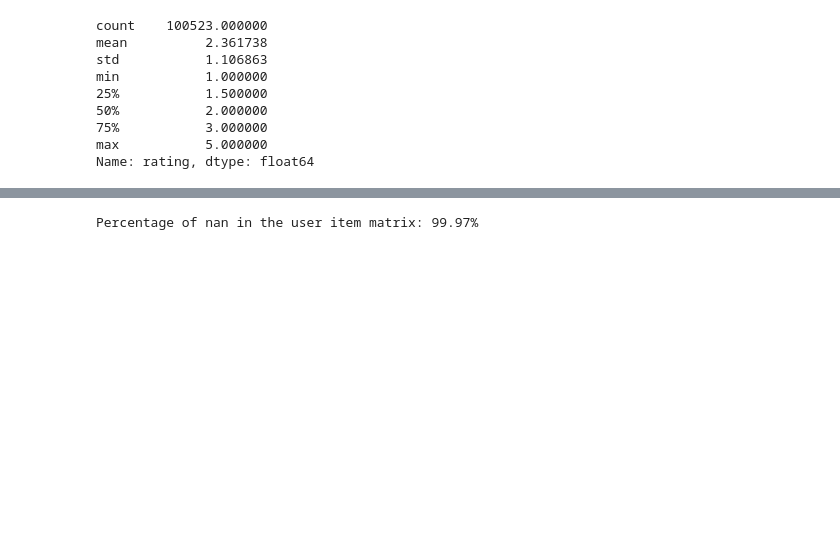
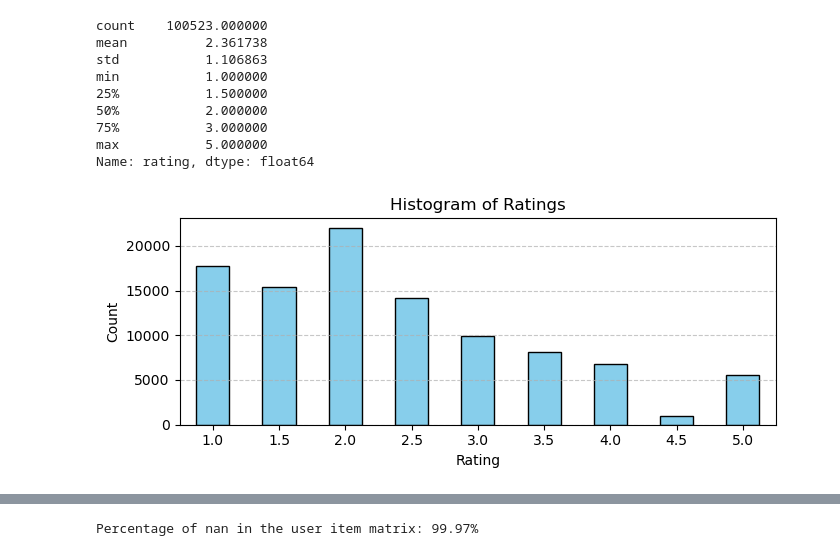
Before and after one commit to paulo-03/recommender_systems, a Jupyter notebook: data_analysis.ipynb, the cells around one changed output, grey strips where cells are left out. Saved outputs shown, nothing was run; the diff lists cells and outputs as text; code cells hidden in the pictures; blank space fills up the shorter version.

```diff
--- a/data_analysis.ipynb
+++ b/data_analysis.ipynb
@@ -178,3 +180,20 @@ min           1.000000
 75%           3.000000
 max           5.000000
 Name: rating, dtype: float64
+# %%
+# Convert to a DataFrame
+rating_counts_df = pd.DataFrame.from_dict(Counter(train_df['rating']), orient='index', columns=['count']).sort_index()
+
+# Plot the histogram
+plt.figure(figsize=(7, 3))
+rating_counts_df['count'].plot(kind='bar', color='skyblue', edgecolor='black')
+plt.xlabel('Rating')
+plt.ylabel('Count')
+plt.title('Histogram of Ratings')
+plt.xticks(ticks=range(len(rating_counts_df.index)), labels=rating_counts_df.index, rotation=0)
+plt.grid(axis='y', linestyle='--', alpha=0.7)
+plt.tight_layout()
+plt.savefig("rating_dist.pdf")
+plt.show()
+# %% [output]
+[figure, added]
```
Also changed, not shown: parts of 2 cells of this notebook, 5 other files.
